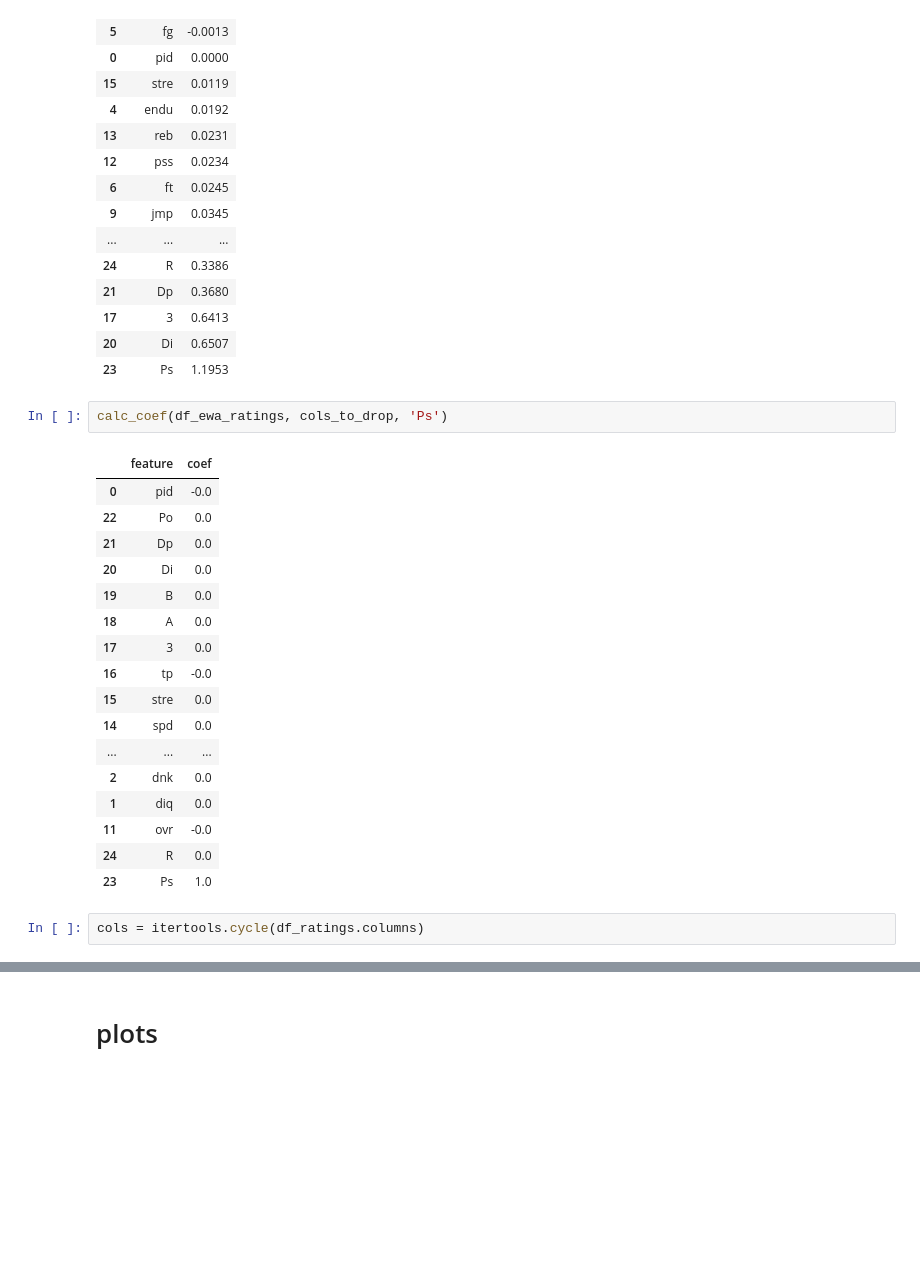
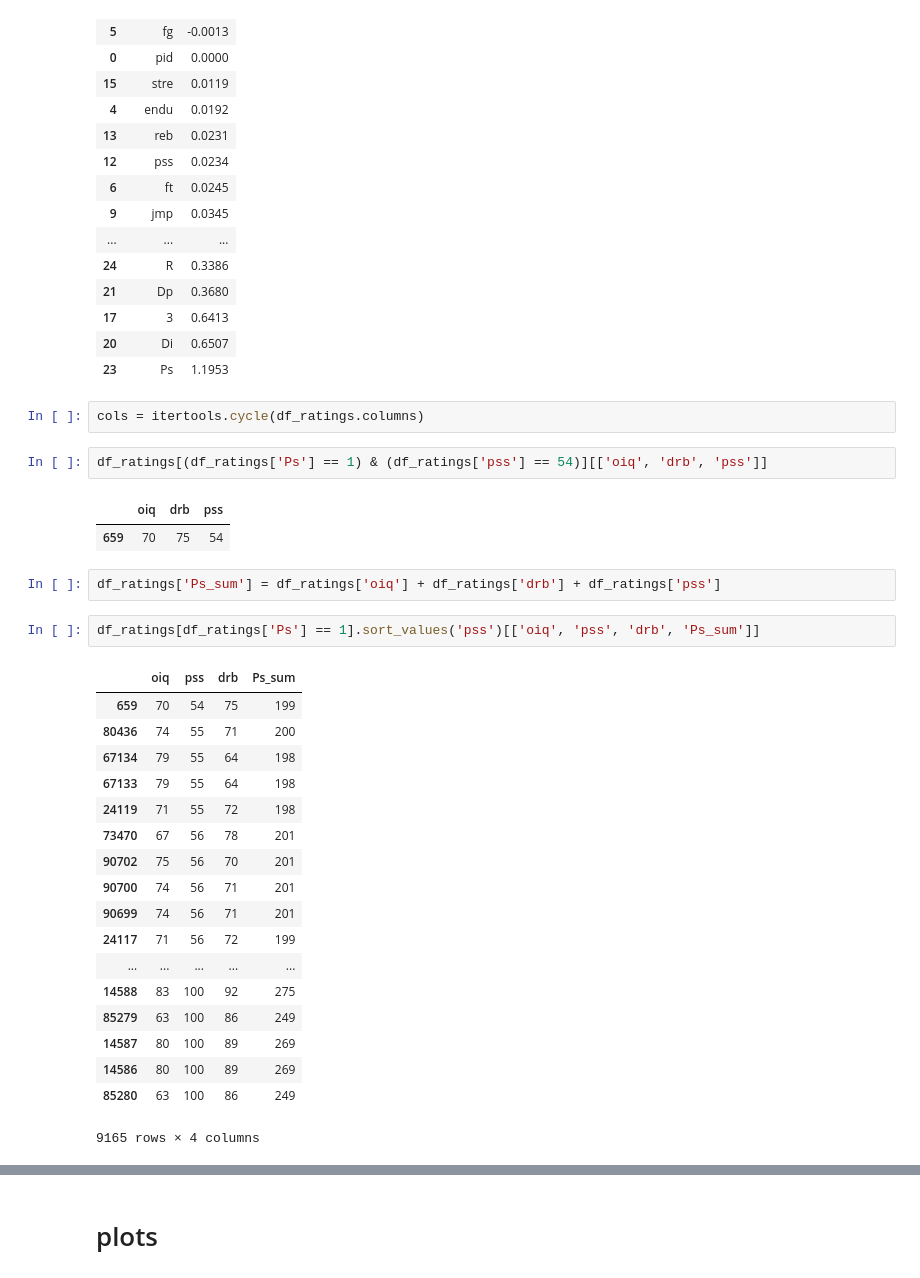
Before and after one commit to aemrich/bbgm_predict, a Jupyter notebook: analysis.ipynb, the cells around one changed output, grey strips where cells are left out. Cells and saved outputs as stored; diff of their text form; blank space fills up the shorter version.

```diff
--- a/analysis.ipynb
+++ b/analysis.ipynb
@@ -290,28 +290,36 @@ calc_coef(df_ewa_ratings, cols_to_drop, 'ws')
 | 17 | 3 | 0.6413 |
 | 20 | Di | 0.6507 |
 | 23 | Ps | 1.1953 |
-# %%
-calc_coef(df_ewa_ratings, cols_to_drop, 'Ps')
-# %% [output]
-|  | feature | coef |
-| 0 | pid | -0.0 |
-| 22 | Po | 0.0 |
-| 21 | Dp | 0.0 |
-| 20 | Di | 0.0 |
-| 19 | B | 0.0 |
-| 18 | A | 0.0 |
-| 17 | 3 | 0.0 |
-| 16 | tp | -0.0 |
-| 15 | stre | 0.0 |
-| 14 | spd | 0.0 |
-| ... | ... | ... |
-| 2 | dnk | 0.0 |
-| 1 | diq | 0.0 |
-| 11 | ovr | -0.0 |
-| 24 | R | 0.0 |
-| 23 | Ps | 1.0 |
 # %%
 cols = itertools.cycle(df_ratings.columns)
+# %%
+df_ratings[(df_ratings['Ps'] == 1) & (df_ratings['pss'] == 54)][['oiq', 'drb', 'pss']]
+# %% [output]
+|  | oiq | drb | pss |
+| 659 | 70 | 75 | 54 |
+# %%
+df_ratings['Ps_sum'] = df_ratings['oiq'] + df_ratings['drb'] + df_ratings['pss']
+# %%
+df_ratings[df_ratings['Ps'] == 1].sort_values('pss')[['oiq', 'pss', 'drb', 'Ps_sum']]
+# %% [output]
+|  | oiq | pss | drb | Ps_sum |
+| 659 | 70 | 54 | 75 | 199 |
+| 80436 | 74 | 55 | 71 | 200 |
+| 67134 | 79 | 55 | 64 | 198 |
+| 67133 | 79 | 55 | 64 | 198 |
+| 24119 | 71 | 55 | 72 | 198 |
+| 73470 | 67 | 56 | 78 | 201 |
+| 90702 | 75 | 56 | 70 | 201 |
+| 90700 | 74 | 56 | 71 | 201 |
+| 90699 | 74 | 56 | 71 | 201 |
+| 24117 | 71 | 56 | 72 | 199 |
+| ... | ... | ... | ... | ... |
+| 14588 | 83 | 100 | 92 | 275 |
+| 85279 | 63 | 100 | 86 | 249 |
+| 14587 | 80 | 100 | 89 | 269 |
+| 14586 | 80 | 100 | 89 | 269 |
+| 85280 | 63 | 100 | 86 | 249 |
+9165 rows × 4 columns
 # %%
 col = next(cols)
 print(col)
```
Also changed, not shown: parts of 1 cell of this notebook.
